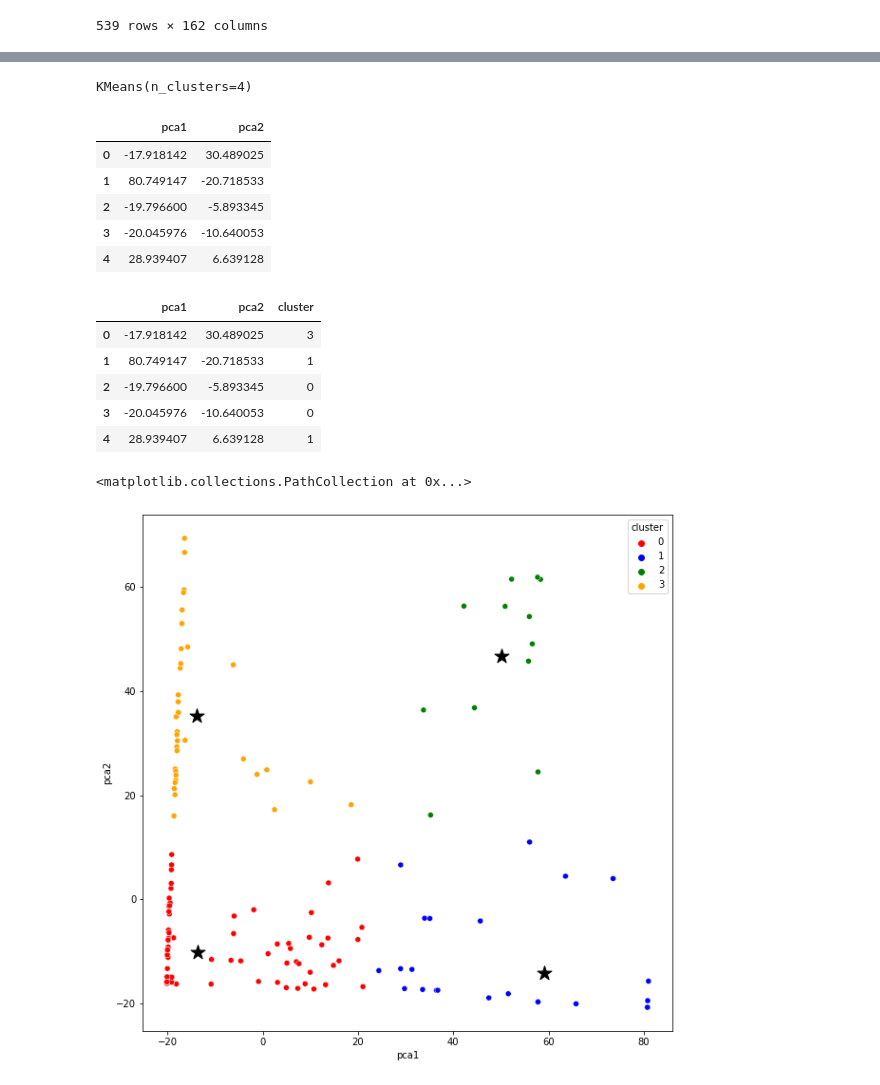
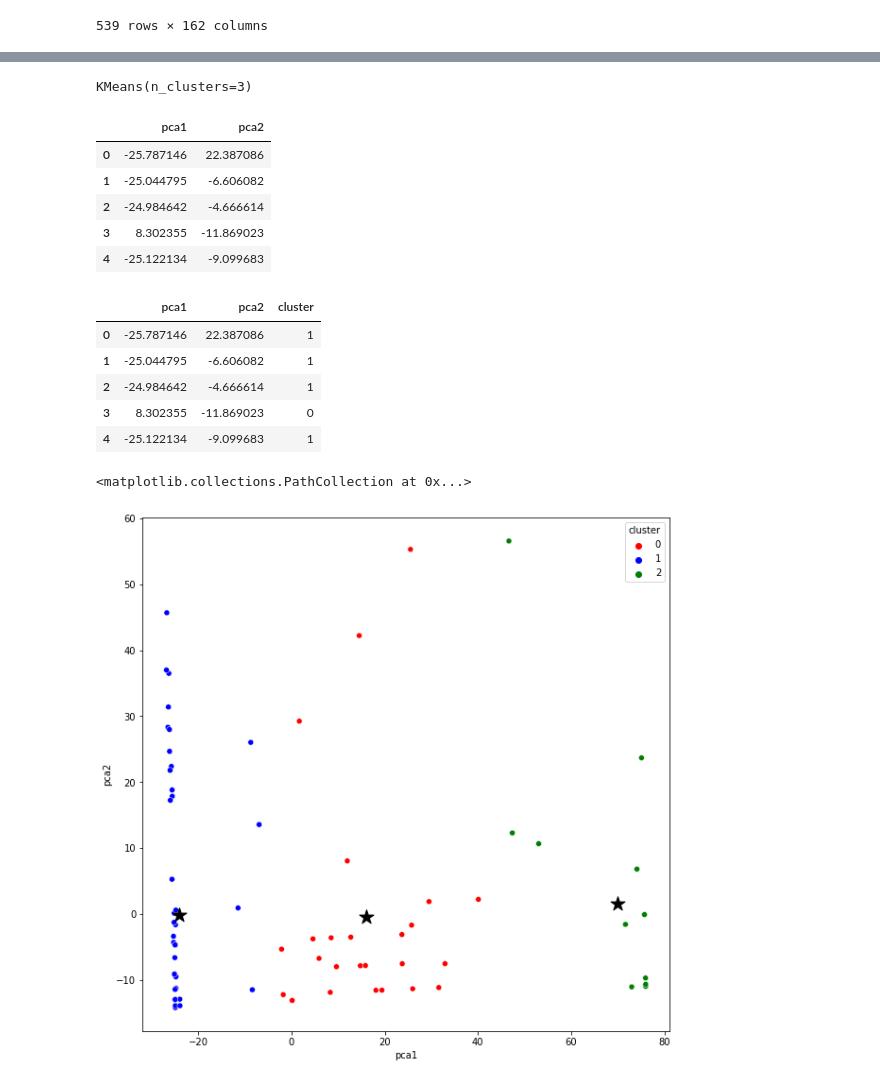
Before and after one commit to Nathaniel-Adams/CS_483_Project_2, a Jupyter notebook: Patient Segmentation/Patient_Segmentation.ipynb, the cells around one changed output, grey strips where cells are left out. Drawn from its saved outputs; the diff is of its cells as text; code cells hidden in the pictures.

```diff
--- a/Patient Segmentation/Patient_Segmentation.ipynb
+++ b/Patient Segmentation/Patient_Segmentation.ipynb
@@ -35,7 +38,7 @@ df
 | 538 | -1.0 | -1.0 | 20 | 11 | -1.0 | -1.00 | 176 | ... |
 539 rows × 162 columns
 # %%
-sampled = df.sample(225)
+sampled = df.sample(100)
 # %%
 
 x = sampled.iloc[:, 0:161]
@@ -87,9 +90,9 @@ plt.show()
 # %%
-km = KMeans(4)
+km = KMeans(3)
 
 km.fit(new_df)
 # %% [output]
-KMeans(n_clusters=4)
+KMeans(n_clusters=3)
 # %%
 x = np.nan_to_num(new_df)
 # %%
@@ -107,29 +110,28 @@ pca_df = pd.DataFrame(data = pca_components, columns = ['pca1', 'pca2'])
 pca_df.head()
 # %% [output]
 |  | pca1 | pca2 |
-| 0 | -17.918142 | 30.489025 |
-| 1 | 80.749147 | -20.718533 |
-| 2 | -19.796600 | -5.893345 |
-| 3 | -20.045976 | -10.640053 |
-| 4 | 28.939407 | 6.639128 |
+| 0 | -25.787146 | 22.387086 |
+| 1 | -25.044795 | -6.606082 |
+| 2 | -24.984642 | -4.666614 |
+| 3 | 8.302355 | -11.869023 |
+| 4 | -25.122134 | -9.099683 |
 # %%
 pca_df = pd.concat([pca_df, pd.DataFrame({'cluster': labels})], axis = 1)
 pca_df.head()
 # %% [output]
 |  | pca1 | pca2 | cluster |
-| 0 | -17.918142 | 30.489025 | 3 |
-| 1 | 80.749147 | -20.718533 | 1 |
-| 2 | -19.796600 | -5.893345 | 0 |
-| 3 | -20.045976 | -10.640053 | 0 |
-| 4 | 28.939407 | 6.639128 | 1 |
+| 0 | -25.787146 | 22.387086 | 1 |
+| 1 | -25.044795 | -6.606082 | 1 |
+| 2 | -24.984642 | -4.666614 | 1 |
+| 3 | 8.302355 | -11.869023 | 0 |
+| 4 | -25.122134 | -9.099683 | 1 |
 # %%
-#Before 10 cross validation
 import seaborn as sns
 plt.figure(figsize=(10,10))
-ax = sns.scatterplot(x = 'pca1', y = 'pca2', hue = 'cluster', data = pca_df, palette = ['red', 'blue', 'green','orange'])
+ax = sns.scatterplot(x = 'pca1', y = 'pca2', hue = 'cluster', data = pca_df, palette = ['red', 'blue', 'green'])
 
 centers_on_PCs = pca.transform(km.cluster_centers_)
 plt.scatter(centers_on_PCs[:, 0], centers_on_PCs[:,1], s= 250, c = "k", marker="*")
 # %% [output]
 <matplotlib.collections.PathCollection at 0x...>
-[figure, old version]
+[figure, new version]
```
Also changed, not shown: parts of 13 cells of this notebook, 1 other file.
